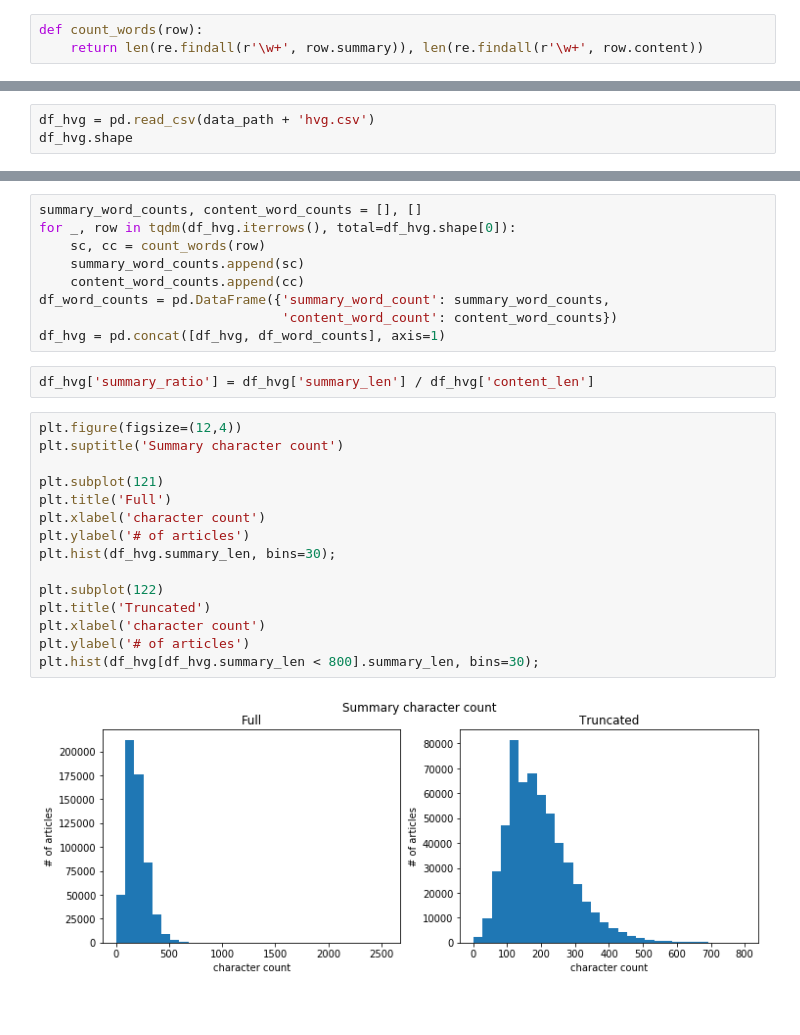
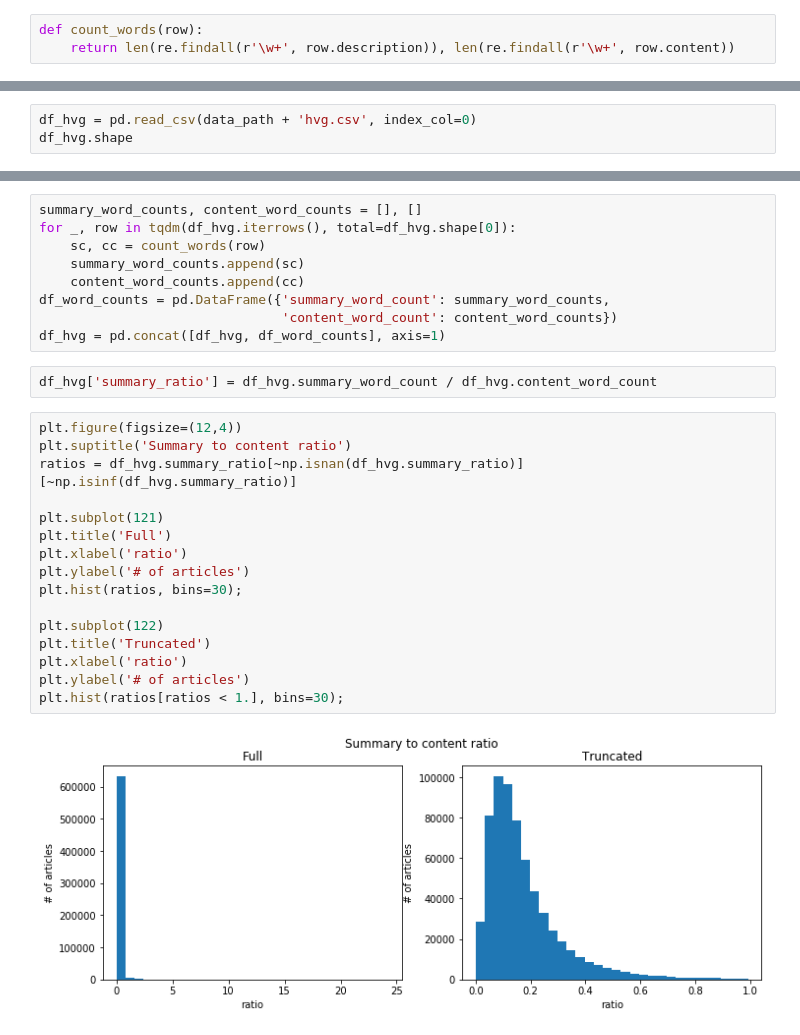
Before and after one commit to bana513/TextSummarization, a Jupyter notebook: visualization/basic_stats.ipynb, the cells around one changed output, grey strips where cells are left out. Cells and saved outputs as stored; diff of their text form; blank space fills up the shorter version.

```diff
--- a/visualization/basic_stats.ipynb
+++ b/visualization/basic_stats.ipynb
@@ -9,10 +12,10 @@ import matplotlib.pyplot as plt
 data_path = 'D:\\Data\\text_summarization\\'
 # %%
 def count_words(row):
-    return len(re.findall(r'\w+', row.summary)), len(re.findall(r'\w+', row.content))
+    return len(re.findall(r'\w+', row.description)), len(re.findall(r'\w+', row.content))
 # %% [markdown]
 # HVG
 # %%
-df_hvg = pd.read_csv(data_path + 'hvg.csv')
+df_hvg = pd.read_csv(data_path + 'hvg.csv', index_col=0)
 df_hvg.shape
 # %% [output]
@@ -36,21 +39,22 @@ df_word_counts = pd.DataFrame({'summary_word_count': summary_word_counts,
                                'content_word_count': content_word_counts})
 df_hvg = pd.concat([df_hvg, df_word_counts], axis=1)
 # %%
-df_hvg['summary_ratio'] = df_hvg['summary_len'] / df_hvg['content_len']
+df_hvg['summary_ratio'] = df_hvg.summary_word_count / df_hvg.content_word_count
 # %%
 plt.figure(figsize=(12,4))
-plt.suptitle('Summary character count')
+plt.suptitle('Summary to content ratio')
+ratios = df_hvg.summary_ratio[~np.isnan(df_hvg.summary_ratio)][~np.isinf(df_hvg.summary_ratio)]
 
 plt.subplot(121)
 plt.title('Full')
-plt.xlabel('character count')
+plt.xlabel('ratio')
 plt.ylabel('# of articles')
-plt.hist(df_hvg.summary_len, bins=30);
+plt.hist(ratios, bins=30);
 
 plt.subplot(122)
 plt.title('Truncated')
-plt.xlabel('character count')
+plt.xlabel('ratio')
 plt.ylabel('# of articles')
-plt.hist(df_hvg[df_hvg.summary_len < 800].summary_len, bins=30);
+plt.hist(ratios[ratios < 1.], bins=30);
 # %% [output]
-[figure, old version]
+[figure, new version]
```
Also changed, not shown: parts of 8 cells of this notebook, 2 other files.
